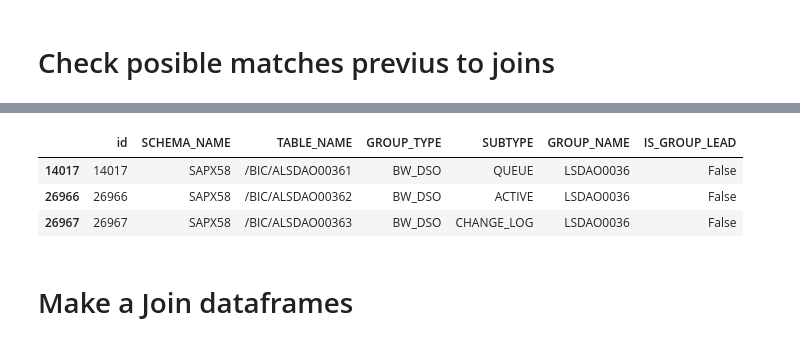
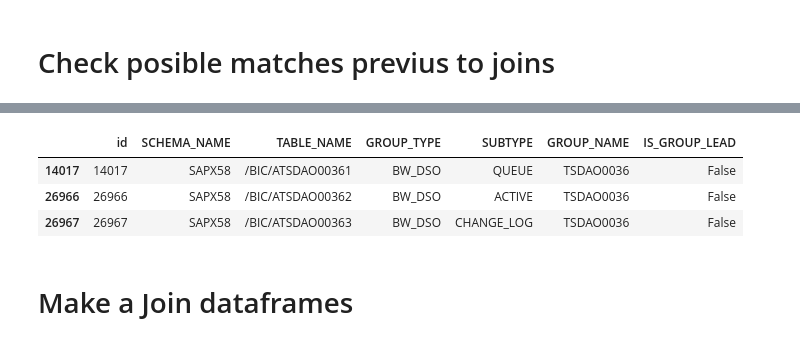
Before and after one commit to Israelsmmx/PandasReferenceSamples, a Jupyter notebook: 500 Ejercicio Distribution info SAP TABLES.ipynb, the cells around one changed output, grey strips where cells are left out. Drawn from its saved outputs; the diff is of its cells as text; code cells hidden in the pictures.

```diff
--- a/500 Ejercicio Distribution info SAP TABLES.ipynb
+++ b/500 Ejercicio Distribution info SAP TABLES.ipynb
@@ -114,11 +114,11 @@ data_f
 # %%
-data_tg_f = data_tg[(data_tg['GROUP_NAME']) == 'LSDAO0036']
+data_tg_f = data_tg[(data_tg['GROUP_NAME']) == 'TSDAO0036']
 data_tg_f
 # %% [output]
 |  | id | SCHEMA_NAME | TABLE_NAME | GROUP_TYPE | SUBTYPE | GROUP_NAME | IS_GROUP_LEAD |
-| 14017 | 14017 | SAPX58 | /BIC/ALSDAO00361 | BW_DSO | QUEUE | LSDAO0036 | False |
-| 26966 | 26966 | SAPX58 | /BIC/ALSDAO00362 | BW_DSO | ACTIVE | LSDAO0036 | False |
-| 26967 | 26967 | SAPX58 | /BIC/ALSDAO00363 | BW_DSO | CHANGE_LOG | LSDAO0036 | False |
+| 14017 | 14017 | SAPX58 | /BIC/ATSDAO00361 | BW_DSO | QUEUE | TSDAO0036 | False |
+| 26966 | 26966 | SAPX58 | /BIC/ATSDAO00362 | BW_DSO | ACTIVE | TSDAO0036 | False |
+| 26967 | 26967 | SAPX58 | /BIC/ATSDAO00363 | BW_DSO | CHANGE_LOG | TSDAO0036 | False |
 # %% [markdown]
 # Make a Join dataframes
 # %%
```
Also changed, not shown: parts of 5 cells of this notebook.
